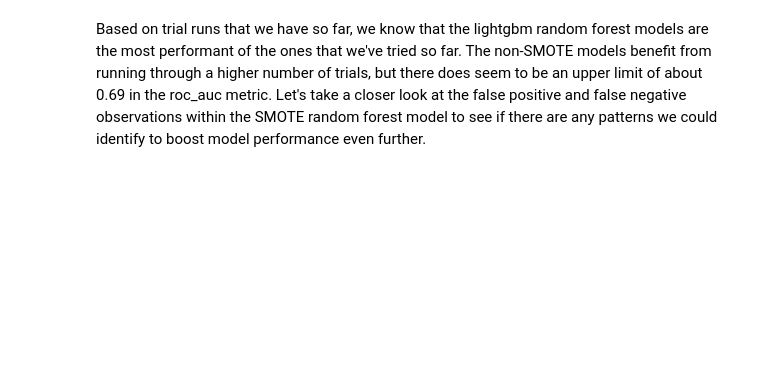
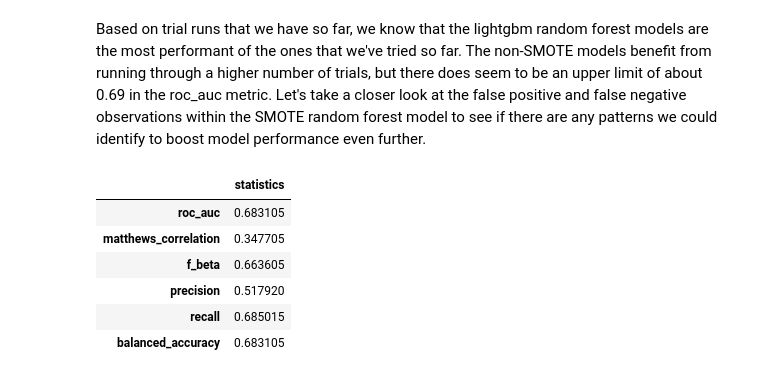
Before and after one commit to lrobin42/Home_Credit_Default_Prediction, a Jupyter notebook: default_prediction.ipynb, the cells around one changed output. Saved outputs shown, nothing was run; the diff lists cells and outputs as text; code cells hidden in the pictures; blank space fills up the shorter version.

```diff
--- a/default_prediction.ipynb
+++ b/default_prediction.ipynb
@@ -392,2 +398,21 @@ model_performance
 # %% [markdown]
 Based on trial runs that we have so far, we know that the lightgbm random forest models are the most performant of the ones that we've tried so far. The non-SMOTE models benefit from running through a higher number of trials, but there does seem to be an upper limit of about 0.69 in the roc_auc metric. Let's take a closer look at the false positive and false negative observations within the SMOTE random forest model to see if there are any patterns we could identify to boost model performance even further.
+# %%
+params: dict = replicate_classifier_tuning(
+    "lgbm_rf", x, y, study_name="lgbm_rf_v2", n_trials=1
+)
+
+lgbm_rf_v2_clf = LGBMClassifier(**params)
+lgbm_rf_v2_clf.fit(smote_x_train, smote_y_train)
+predictions: NDArray = lgbm_rf_v2_clf.predict(smote_x_test)
+
+
+calculate_model_statistics(smote_y_test, predictions)
+# %% [output]
+|  | statistics |
+| roc_auc | 0.683105 |
+| matthews_correlation | 0.347705 |
+| f_beta | 0.663605 |
+| precision | 0.517920 |
+| recall | 0.685015 |
+| balanced_accuracy | 0.683105 |
```
Also changed, not shown: parts of 13 cells of this notebook, 1 other file.
